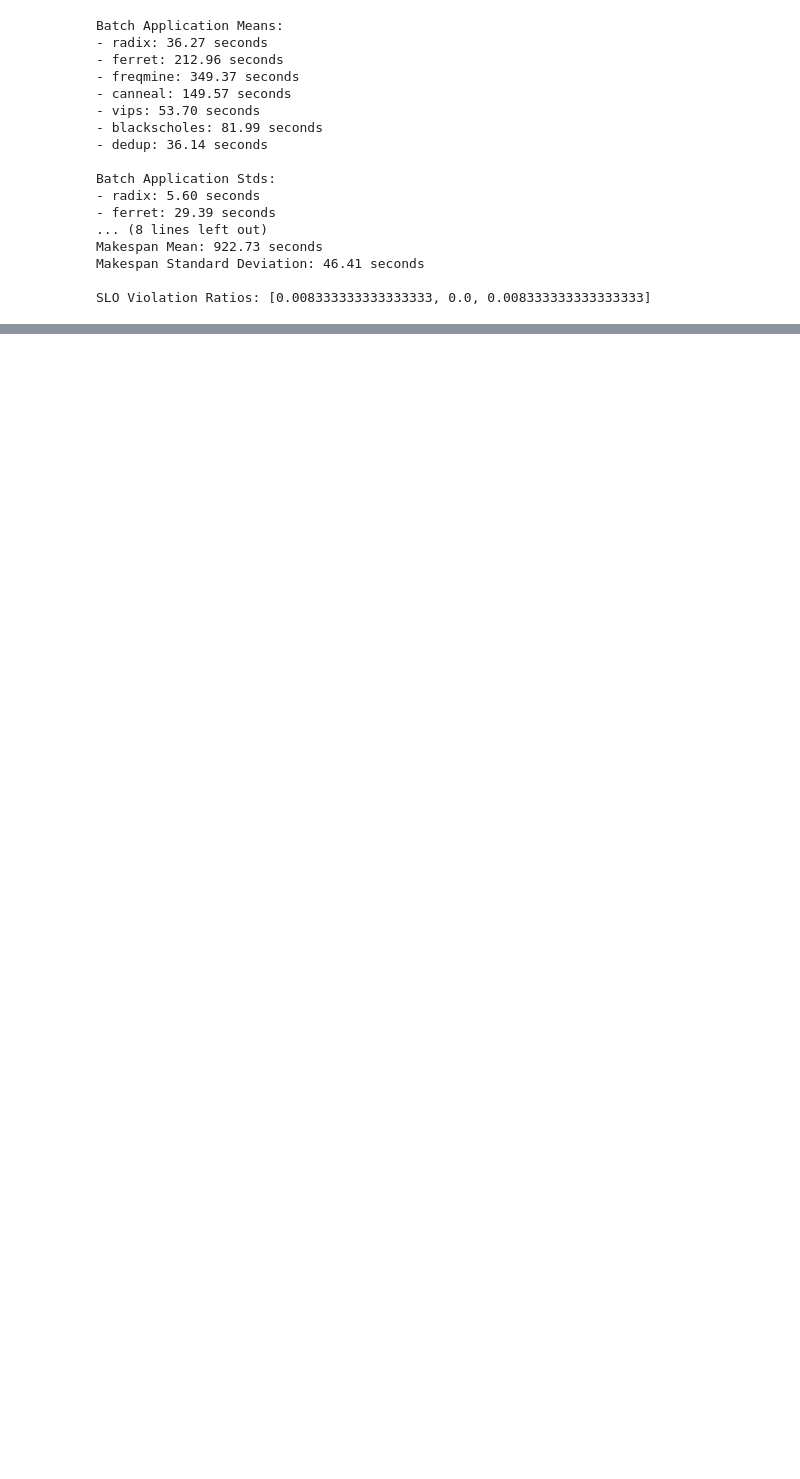
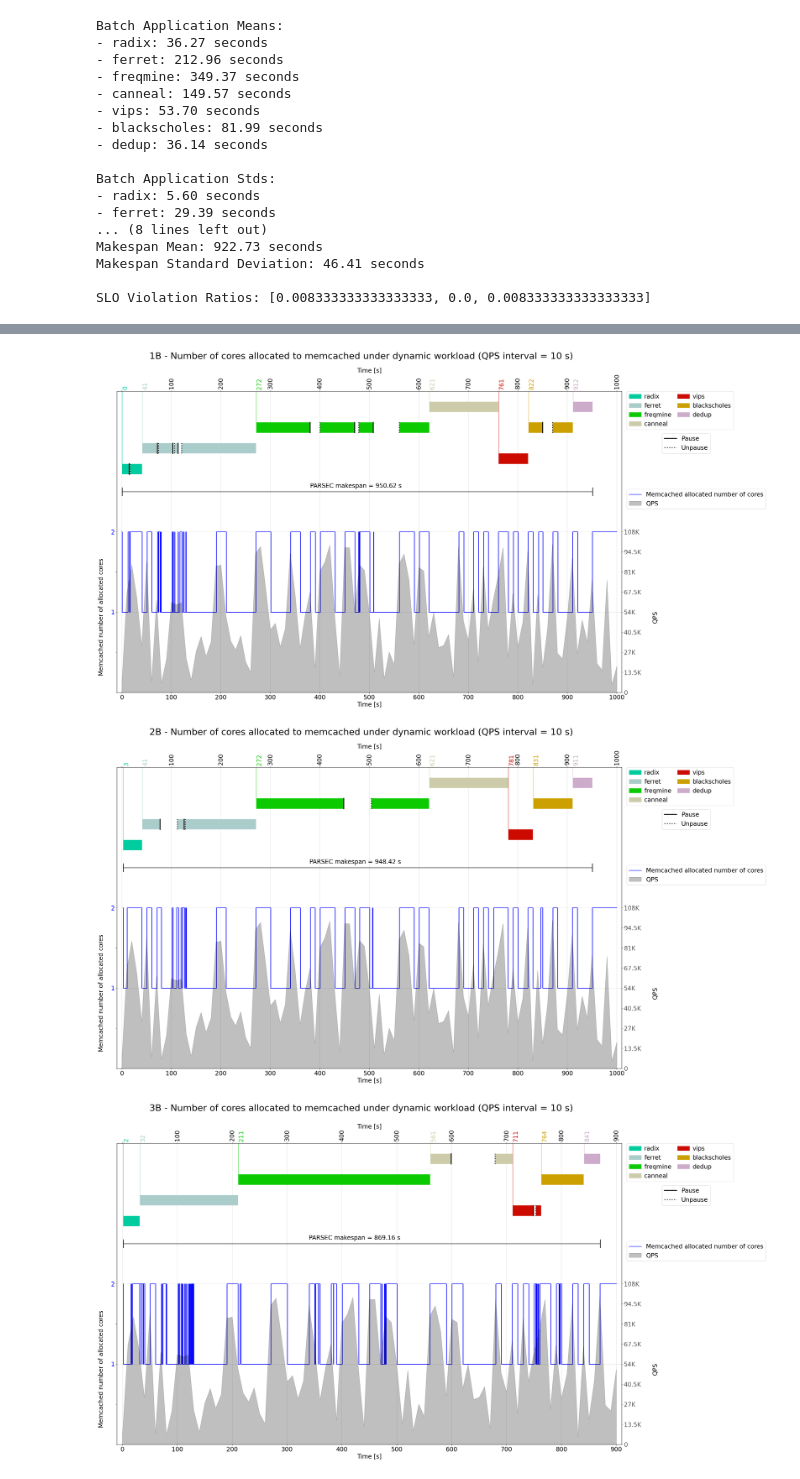
Before and after one commit to czanoli/ETH-Cloud-Computing-Architectures-2024, a Jupyter notebook: part4/plots3.ipynb, the cells around one changed output, grey strips where cells are left out. Saved outputs shown, nothing was run; the diff lists cells and outputs as text; code cells hidden in the pictures; blank space fills up the shorter version.

```diff
--- a/part4/plots3.ipynb
+++ b/part4/plots3.ipynb
@@ -453,11 +489,0 @@ def get_memcached_cores()
-# %%
-# Get dataframes of interest from mcperf files and compute memcached timespan
-mcperf_dfs = list()
-for mcperf_file, job_file in zip(mcperf_files, files):
-    mcperf_start, mcperf_end = get_mcperf_start_end(mcperf_file)
-    df = parse_mcperf_file(mcperf_file)
-    nrows = len(df)
-    df['mcperf_timestamp'] = [datetime.fromtimestamp(t) - timedelta(hours=2) for t in list(np.linspace(mcperf_start, mcperf_end, nrows))]
-    min_start, max_end = get_job_first_start_last_end(job_file, jobs)
-    df = synch_mcperf_jobs(df, min_start, max_end)
-    break
@@ -482,14 +492,12 @@ df
 colors = {'canneal': '#CCCCAA', 'dedup': '#CCACCA', 'blackscholes': '#CCA000',
           'ferret': '#AACCCA', 'freqmine': '#0CCA00',
           'memcached': 'grey', 'radix': '#00CCA0', 'vips': '#CC0A00'}
-jobs = ['radix', 'ferret', 'freqmine', 'canneal', 'vips', 'blackscholes', 'dedup']
 y_offset = 0.5
 height = 1.5
 base_pos = [(1, height), (3, height), (5, height), (7, height), (2, height), (5, height), (7, height)]
 jobs_pos_hbars = [(1, height-y_offset), (3, height-y_offset), (5, height-y_offset), (7, height-y_offset),
                   (2, height-y_offset), (5, height-y_offset), (7, height-y_offset)]
-legend_dict = {'p95' : 'CPU cores', 'qps' : 'QPS'}
-qps_interval = 10
+legend_dict = {'ncores' : 'Memcached allocated number of cores', 'qps' : 'QPS'}
 
 pauses_normalized = copy.deepcopy(pauses)
 for i in range(len(pauses_normalized)):
@@ -506,7 +514,7 @@ for i in range(len(unpauses_normalized)):
 pause_y_positions  = [(y[0], (y[0]+y[1])-y_offset) for y in base_pos]
 unpause_y_positions = [(y[0], (y[0]+y[1])-y_offset) for y in base_pos]
 
-for i, df in enumerate(mcperf_dfs):
+for i, (df, core_df) in enumerate(zip(mcperf_dfs, ncore_dfs)):
         fig, ax3 = plt.subplots( figsize=(30, 18))
 
         ax3.set_ylim(-20)
@@ -514,25 +522,29 @@ for i, df in enumerate(mcperf_dfs):
         ax3.set_yticks([])
         ax1 = ax3.twinx()
 
+        df = synch_mcperf_jobs_plot(ax3, df, relative_start_times, arranged_times, qps_interval, i)
+
         ## ------ First Subplot ------ ##
-        p95_line = ax1.plot(range(0, df.shape[0]), df['p95']/1000, marker='o', linewidth=2.5, alpha=0.7, markersize=6,
-                        color='#0000ff', markeredgewidth=1, markeredgecolor='black', zorder=2, label=legend_dict['p95'])[0]
+        ncores_line = ax1.step(core_df['timestamp']/qps_interval, core_df['ncores'], where='post',
+                               label=legend_dict['ncores'], color='blue', linewidth=2)[0]
+        ax1.plot([(core_df['timestamp']/qps_interval).iloc[-1], ax3.get_xticks()[-1]],
+                 [core_df['ncores'].iloc[-1], core_df['ncores'].iloc[-1]],
+                 color='blue', linestyle='-', linewidth=2)
 
-
-        xticks = list(range(0, df.shape[0]+1, qps_interval))
-        x_labels = [str(tick*qps_interval) for tick in xticks]
-        ax3.set_xticks(xticks, x_labels, rotation=45, ha='right')
-        ax3.tick_params(axis='x', labelsize=20)
-        ax3.set_xlabel('Time [s]', fontsize=20)
-
-        ax3.set_xlim(-1, (relative_start_times[i][-1] + arranged_times[i][-2])/qps_interval + 1)
         ax1.set_ylim((0, 3.75))
         ax1.yaxis.tick_left()
-        ax1.set_yticks(np.arange(0, 2.1, 0.5).tolist())
+        yticks = np.arange(0, 2.1, 0.5).tolist()
+        ax1.set_yticks(yticks, ['', '', '1', '', '2'])
         ax1.yaxis.set_label_position('left')
-        ax1.set_ylabel('95th Percentile Response Time [ms]', fontsize=20)
+        ax1.set_ylabel('Memcached number of allocated cores', fontsize=20)
         ax1.tick_params(axis='y', labelcolor='#0000ff', labelsize=20)
-        ax1.yaxis.set_label_coords(-0.05, 0.25)
+        ax1.yaxis.set_label_coords(-0.025, 0.25)
+
+        # Custom grid
+        ax1.yaxis.grid(False)
+        for tick in yticks:
+                if tick == 1 or tick == 2:
+                        ax1.axhline(y=tick, color='grey', linewidth=0.5, alpha=0.5, zorder=0)
 
         ax2 = ax3.twinx()
 
@@ -594,50 +606,47 @@ for i, df in enumerate(mcperf_dfs):
                 # Vertical lines
                 ax3.plot([start_time, start_time], [base_y + height, base_y + height + ax3.get_ylim()[1]], color=job_color, linestyle='-', linewidth=1)
 
-        # SLO line
-        slo_objective = ax1.axhline(y=1, color='darkred', linestyle='dashdot', linewidth=2, zorder=10)
-
         # Makespan line
-        ax1.plot([0, total_times[i]/qps_interval], [2.2, 2.2], color='black', linestyle='-', linewidth=2, zorder=10)
-        ax1.plot([0, 0], [2.25, 2.15], color='black', linestyle='-', linewidth=2, zorder=10)
-        ax1.plot([total_times[i]/qps_interval, total_times[i]/qps_interval], [2.25, 2.15], color='black', linestyle='-', linewidth=2, zorder=10)
-        ax1.annotate(f'makespan = {total_times[i]:.2f} s',
-                     xy=((total_times[i]/qps_interval)/2-len(f'makespan = {total_times[i]:.2f} s')/2, 2.25),
+        ax1.plot([0 + start_offsets[i].total_seconds()/qps_interval, total_times[i]/qps_interval + start_offsets[i].total_seconds()/qps_interval], [2.5, 2.5], color='black', linestyle='-', linewidth=2, zorder=10)
+        ax1.plot([0 + start_offsets[i].total_seconds()/qps_interval, 0 + start_offsets[i].total_seconds()/qps_interval], [2.55, 2.45], color='black', linestyle='-', linewidth=2, zorder=10)
+        ax1.plot([total_times[i]/qps_interval + start_offsets[i].total_seconds()/qps_interval, total_times[i]/qps_interval + start_offsets[i].total_seconds()/qps_interval], [2.55, 2.45], color='black', linestyle='-', linewidth=2, zorder=10)
+        ax1.annotate(f'PARSEC makespan = {total_times[i]:.2f} s',
+                     xy=((total_times[i]/qps_interval)/2-len(f'makespan = {total_times[i]:.2f} s')/2, 2.55),
                      color='black', fontsize=20, zorder=10)
 
         # Legends
-        lines = [p95_line, qps_line, slo_objective]
+        lines = [ncores_line, qps_line]
         labels = [line.get_label() for line in lines]
-        labels[-1] = 'SLO [1ms]'
 
         ax1.legend(lines, labels, loc='upper left', bbox_to_anchor=(1.01, 0.675), title_fontsize=20, fontsize=20, borderaxespad=0)
 
         job_patches = [Patch(color=colors[job], label=job) for job in jobs]
         job_legend = ax2.legend(handles=job_patches, loc='upper left', bbox_to_anchor=(1.01, 1),
                                 title_fontsize=20, fontsize=20, borderaxespad=0, ncol=2, handletextpad=0.5, columnspacing=1)
 
         pause_line = Line2D([0], [0], color='black', linewidth=3, linestyle='-', label='Pause')
         unpause_line = Line2D([0], [0], color='black', linewidth=3, linestyle='dotted', label='Unpause')
         pause_unpause_legend = ax3.legend(handles=[pause_line, unpause_line], loc='upper left', bbox_to_anchor=(1.08, 0.86),
                                           title_fontsize=20, fontsize=20, borderaxespad=0)
-
-        #plt.gca().add_artist(main_legend)
 
         # Style
         ax3_top.set_xlim(ax3.get_xlim())
         ax3_top.set_xticks(ax3.get_xticks())
         ax3_top_labels = ax3.get_xticklabels()
         ax3_top_labels[0] = ''
         ax3_top.set_xticklabels(ax3_top_labels, rotation=90)
         ax3_top.tick_params(axis='x', labelsize=20)
         ax3_top.set_xlabel('Time [s]', fontsize=20)
 
         ax3_top.grid(False)
         ax3.grid(color='grey', linewidth=0.5, alpha=0.5, zorder=0)
 
-        ax1.grid(color='grey', linewidth=0.5, alpha=0.5, zorder=0)
-        fig.suptitle(f'{i+1}A - Measured p95th response time of memcached under dynamic workload (QPS interval = {qps_interval} s)', fontsize=30)
+        fig.suptitle(f'{i+1}B - Number of cores allocated to memcached under dynamic workload (QPS interval = {qps_interval} s)', fontsize=30)
 
 
 plt.show()
 #plt.savefig("plot_" + str(i) + ".pdf", bbox_inches = "tight")
+# %% [output]
+[figure, added]
+[figure, added]
+[figure, added]
```
Also changed, not shown: parts of 10 cells of this notebook, 3 other files.
